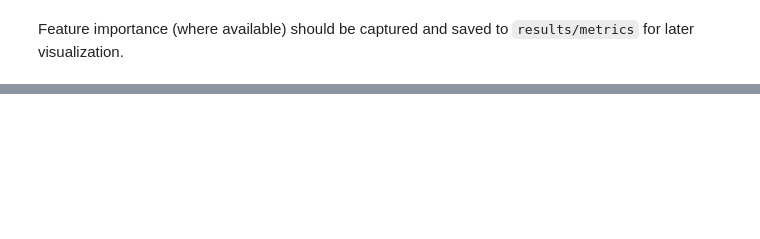
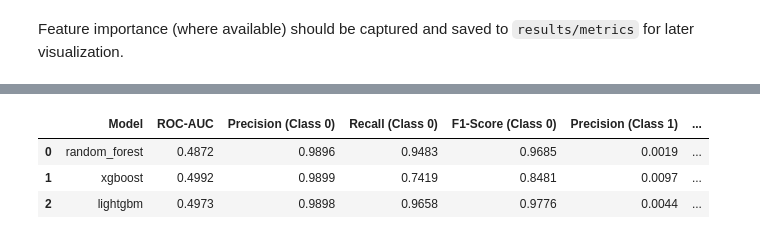
Before and after one commit to Dev666-vijay/FYP2025-Fraud-Detection, a Jupyter notebook: notebooks/05_advanced_models.ipynb, the cells around one changed output, grey strips where cells are left out. Cells and saved outputs as stored; diff of their text form; code cells hidden in the pictures; blank space fills up the shorter version.

```diff
--- a/notebooks/05_advanced_models.ipynb
+++ b/notebooks/05_advanced_models.ipynb
@@ -161,2 +236,68 @@ results
 # %% [markdown]
 Feature importance (where available) should be captured and saved to `results/metrics` for later visualization.
+# %%
+# Display results in a formatted table
+import pandas as pd
+from pathlib import Path
+import json
+
+# Create results directories if they don't exist
+RESULTS_DIR = Path('../results')
+METRICS_DIR = RESULTS_DIR / 'metrics'
+METRICS_DIR.mkdir(parents=True, exist_ok=True)
+
+# Create a comparison table for all models
+comparison_data = []
+
+for model_name, model_results in results.items():
+    if 'error' in model_results:
+        # If model failed, show error
+        comparison_data.append({
+            'Model': model_name,
+            'ROC-AUC': 'Error',
+            'Precision (Class 0)': 'N/A',
+            'Recall (Class 0)': 'N/A',
+            'F1-Score (Class 0)': 'N/A',
+            'Precision (Class 1)': 'N/A',
+            'Recall (Class 1)': 'N/A',
+            'F1-Score (Class 1)': 'N/A',
+            'Error': model_results['error']
+        })
+    else:
+        # Extract metrics from classification report
+        report = model_results['report']
+        comparison_data.append({
+            'Model': model_name,
+            'ROC-AUC': f"{model_results['roc_auc']:.4f}",
+            'Precision (Class 0)': f"{report['0']['precision']:.4f}",
+            'Recall (Class 0)': f"{report['0']['recall']:.4f}",
+            'F1-Score (Class 0)': f"{report['0']['f1-score']:.4f}",
+            'Precision (Class 1)': f"{report['1']['precision']:.4f}",
+            'Recall (Class 1)': f"{report['1']['recall']:.4f}",
+            'F1-Score (Class 1)': f"{report['1']['f1-score']:.4f}",
+            'Accuracy': f"{report['accuracy']:.4f}"
+        })
+
+# Create DataFrame
+comparison_df = pd.DataFrame(comparison_data)
+
+print("="*80)
+print("MODEL PERFORMANCE COMPARISON")
+print("="*80)
+print(comparison_df.to_string(index=False))
+print("="*80)
+
+# Save comparison table to CSV
+comparison_csv_path = METRICS_DIR / '05_advanced_models_comparison.csv'
+comparison_df.to_csv(comparison_csv_path, index=False)
+print(f"\nSaved comparison table to: {comparison_csv_path}")
+
+# Save detailed results as JSON
+results_json_path = METRICS_DIR / '05_advanced_models_detailed_results.json'
+with open(results_json_path, 'w') as f:
+    json.dump(results, f, indent=2)
+print(f"Saved detailed results to: {results_json_path}")
+
+# Also display as a nice table if in Jupyter
+comparison_df
+# %% [output]
@@ -162,0 +315,4 @@ Feature importance (where available) should be captured and saved to `results/me
+|  | Model | ROC-AUC | Precision (Class 0) | Recall (Class 0) | F1-Score (Class 0) | Precision (Class 1) | ... |
+| 0 | random_forest | 0.4872 | 0.9896 | 0.9483 | 0.9685 | 0.0019 | ... |
+| 1 | xgboost | 0.4992 | 0.9899 | 0.7419 | 0.8481 | 0.0097 | ... |
+| 2 | lightgbm | 0.4973 | 0.9898 | 0.9658 | 0.9776 | 0.0044 | ... |
```
Also changed, not shown: parts of 3 cells of this notebook, 19 other files.
